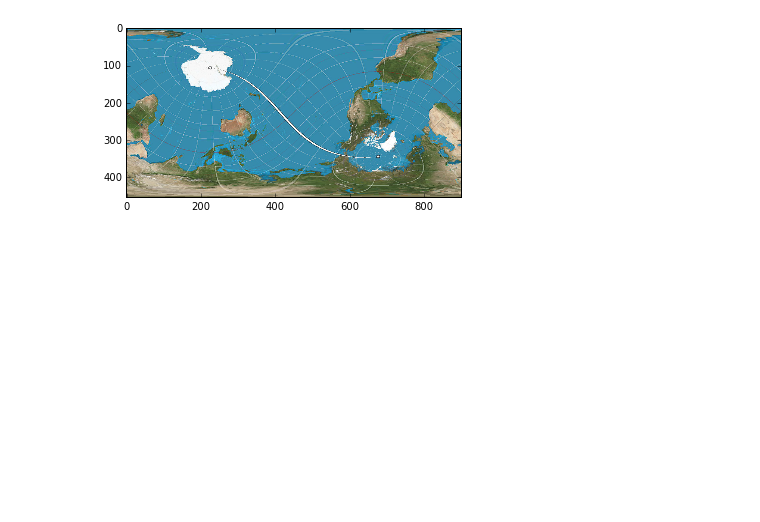
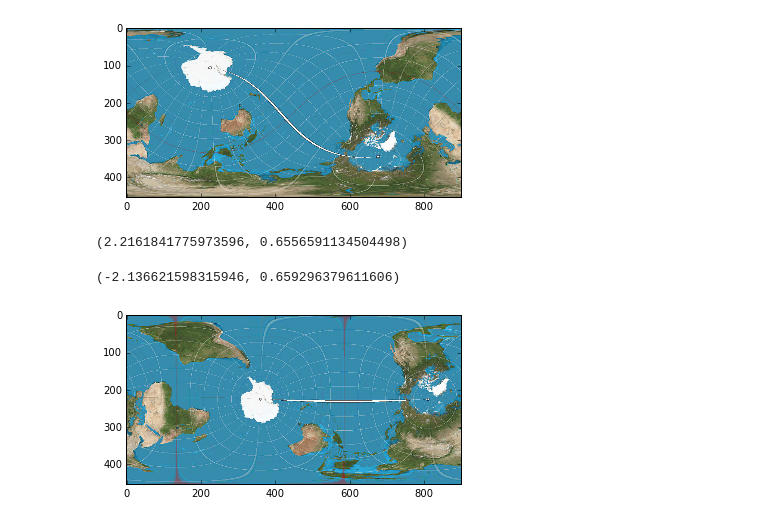
Before and after one commit to patrickeganfoley/map_orientations, a Jupyter notebook: map_projections/map_projections.ipynb, the cells around one changed output. Drawn from its saved outputs; the diff is of its cells as text; code cells hidden in the pictures; blank space fills up the shorter version.

```diff
--- a/map_projections/map_projections.ipynb
+++ b/map_projections/map_projections.ipynb
@@ -71,6 +65,8 @@ First let's do SF to Melbourne.
 # %%
 san_francisco = (-122.4194, 37.7749)
 melbourne = (144.9631, -37.8136)
+seoul = (126.9780, 37.5665)
 # %%
 san_francisco = tuple([d * np.pi / 180.0 for d in san_francisco])
 melbourne = tuple([d * np.pi / 180.0 for d in melbourne])
+seoul = tuple([d * np.pi / 180.0 for d in seoul])
@@ -122,0 +130,6 @@ map_debug = transform_map(map2,
+# %%
+sfvec = np.array(sfvec)
+seoulvec = np.array(seoulvec)
+
+sfvec = sfvec / np.linalg.norm(sfvec)
+seoul = seoul / np.linalg.norm(seoul)
@@ -205,3 +223,19 @@ map3 = transform_map(map2,
                      debug=False)
 # %% [output]
 [figure]
+# %%
+seoul
+# %% [output]
+(2.2161841775973596, 0.6556591134504498)
+# %%
+san_francisco
+# %% [output]
+(-2.136621598315946, 0.659296379611606)
+# %%
+map3 = transform_map(map2,
+                     rotationFromTwoLocations(san_francisco, seoul),
+                     in_projection='platecarre',
+                     out_projection='platecarre',
+                     debug=False)
+# %% [output]
+[figure, added]
```
Also changed, not shown: parts of 58 cells of this notebook, 1 other file.
